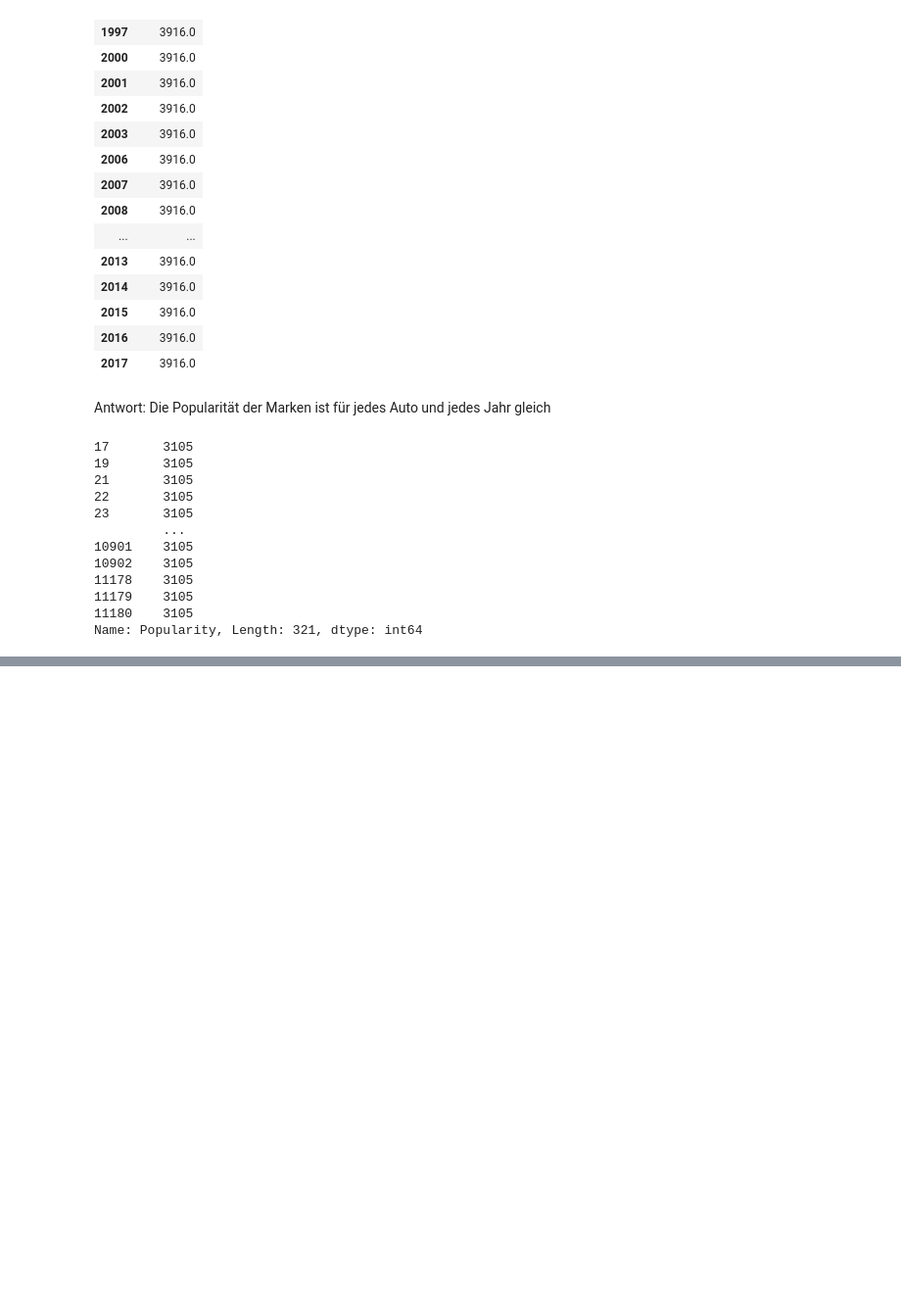
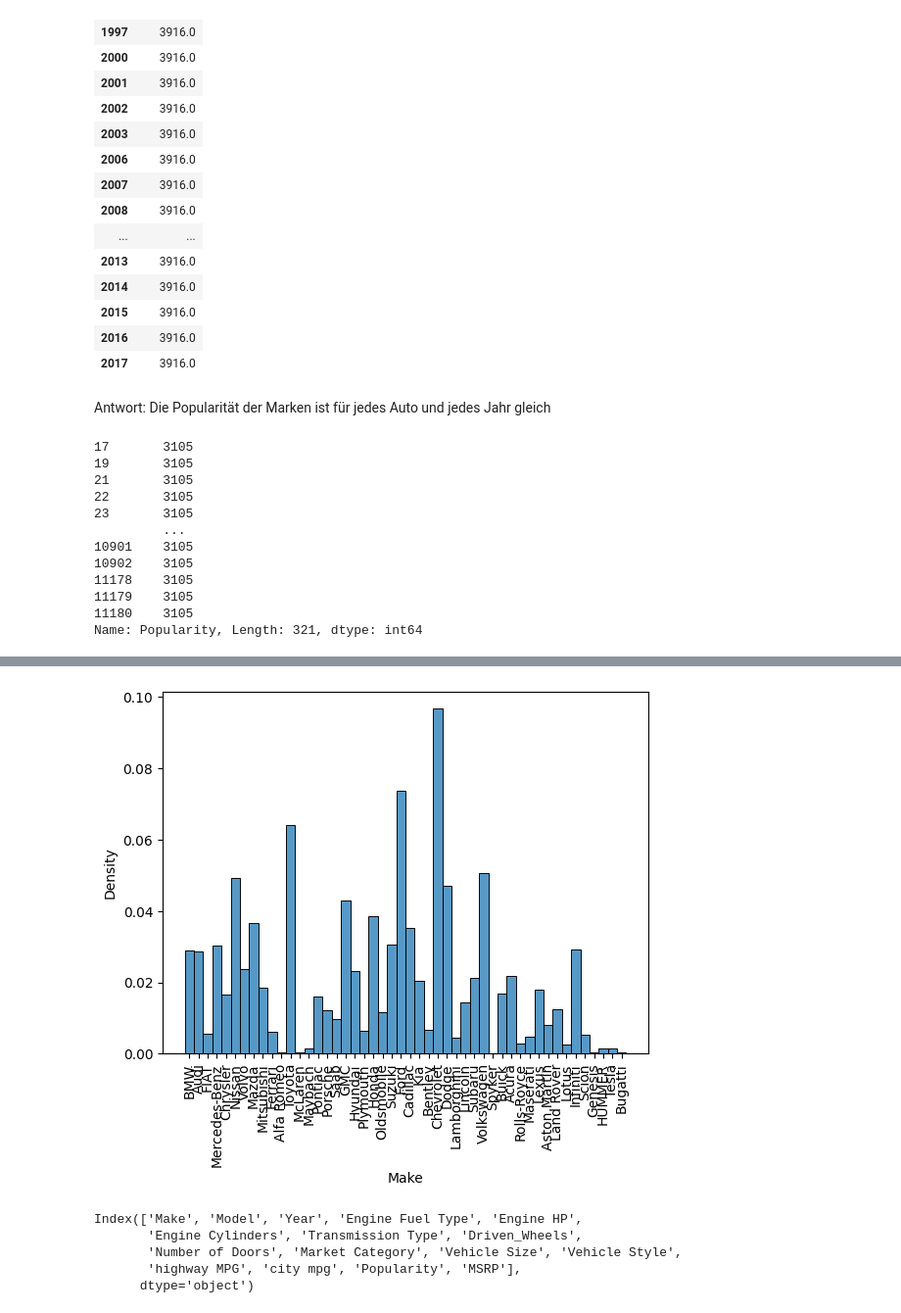
Before and after one commit to co-dex-gmbh/python-data-science-g5, a Jupyter notebook: KW2&3/car-features/notebooks/eda.ipynb, the cells around one changed output, grey strips where cells are left out. Shown: that part at 98% size. Saved outputs shown, nothing was run; the diff lists cells and outputs as text; code cells hidden in the pictures; blank space fills up the shorter version.

```diff
--- a/KW2&3/car-features/notebooks/eda.ipynb
+++ b/KW2&3/car-features/notebooks/eda.ipynb
@@ -378,0 +371,16 @@ Name: Popularity, Length: 321, dtype: int64
+# %%
+import seaborn as sns
+import matplotlib.pyplot as plt
+
+sns.histplot(df_no_duplicates, x="Make", stat="density")
+plt.xticks(rotation=90);
+# %% [output]
+[figure, added]
+# %%
+df_no_duplicates.columns
+# %% [output]
+Index(['Make', 'Model', 'Year', 'Engine Fuel Type', 'Engine HP',
+       'Engine Cylinders', 'Transmission Type', 'Driven_Wheels',
+       'Number of Doors', 'Market Category', 'Vehicle Size', 'Vehicle Style',
+       'highway MPG', 'city mpg', 'Popularity', 'MSRP'],
+      dtype='object')
```
Also changed, not shown: parts of 9 cells of this notebook, 5 other files.
